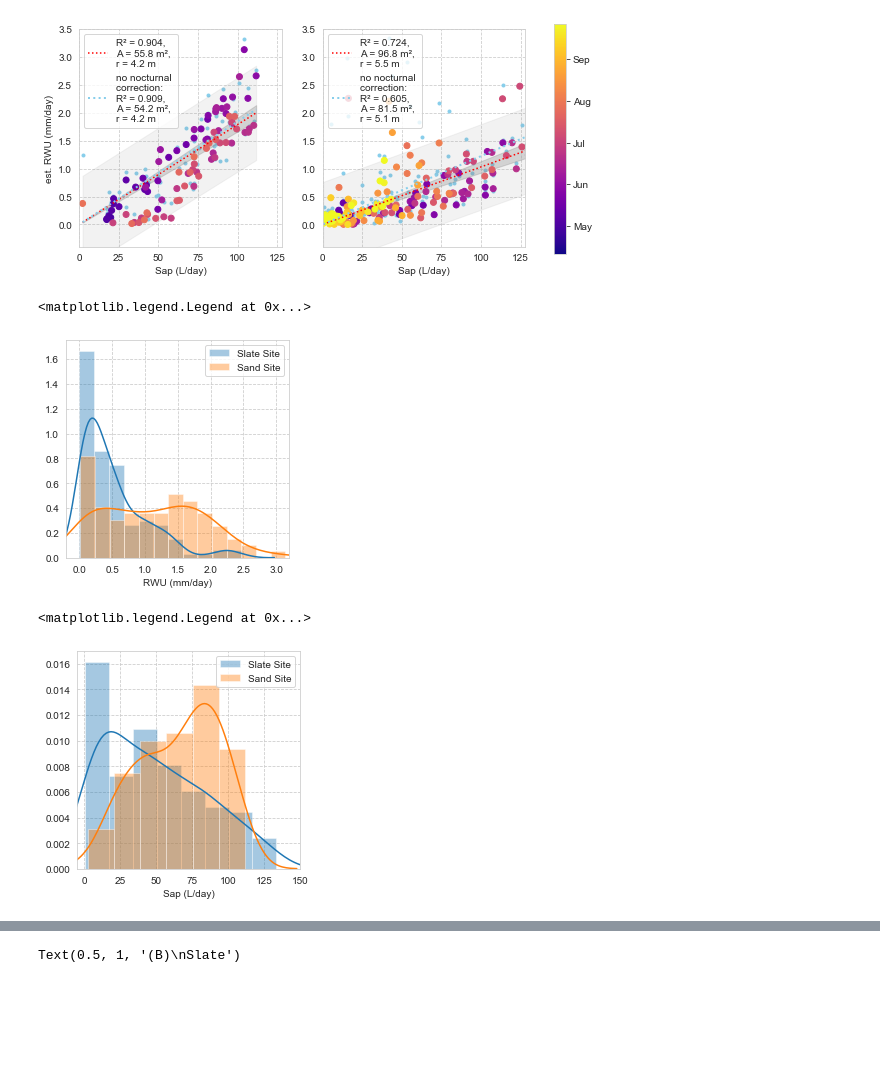
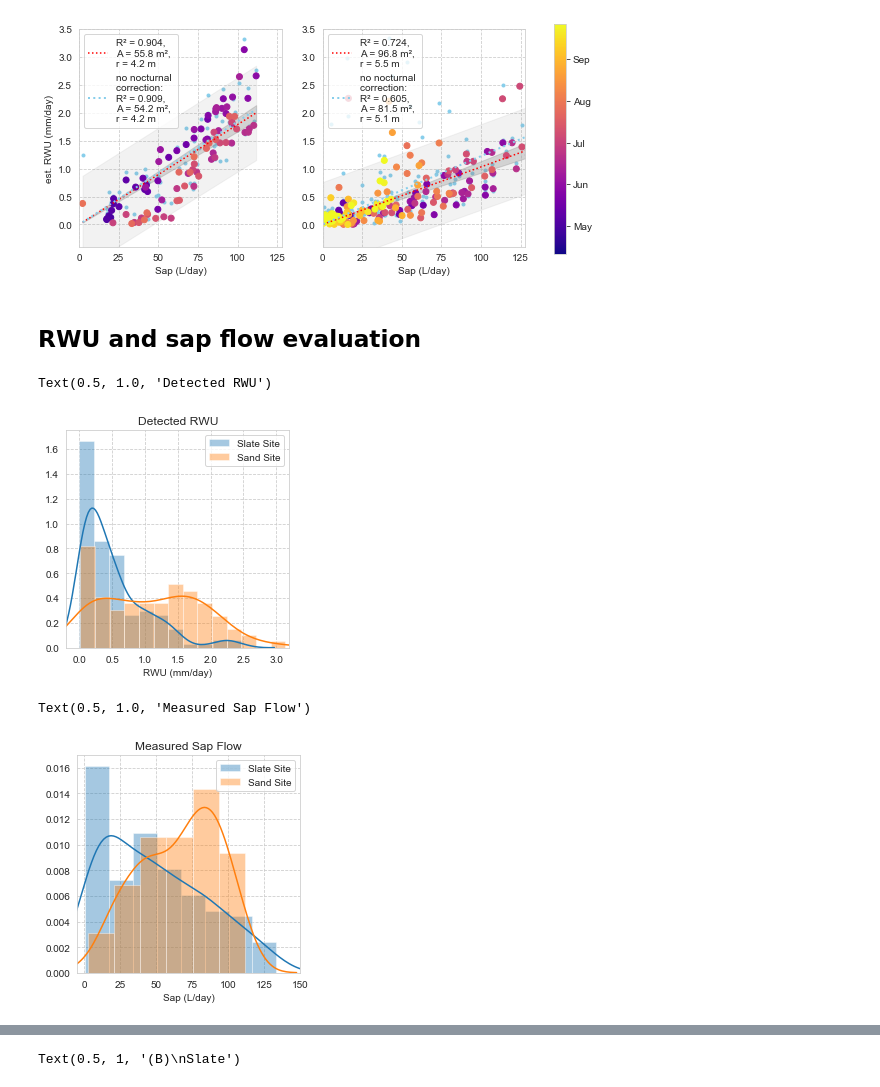
Before and after one commit to cojacoo/rootwater, a Jupyter notebook: docs/examples/RWU_SF_Paper.ipynb, the cells around one changed output, grey strips where cells are left out. Drawn from its saved outputs; the diff is of its cells as text; code cells hidden in the pictures; blank space fills up the shorter version.

```diff
--- a/docs/examples/RWU_SF_Paper.ipynb
+++ b/docs/examples/RWU_SF_Paper.ipynb
@@ -740,16 +740,19 @@ cbar.set_ticklabels(['May','Jun','Jul','Aug','Sep'])
 #savefig('RWU_reg2.pdf',bbox_inches='tight')
 # %% [output]
 [figure]
+# %% [markdown]
+## RWU and sap flow evaluation
 # %%
 figsize(4,4)
 sns.distplot((SWcomc.rwu),bins=11,label='Slate Site')
 sns.distplot((SaDcomc.rwu),bins=14,label='Sand Site')
 xlim(-0.2,3.2)
 xlabel('RWU (mm/day)')
 legend()
+title('Detected RWU')
 # %% [output]
-<matplotlib.legend.Legend at 0x...>
+Text(0.5, 1.0, 'Detected RWU')
-[figure, old version]
+[figure, new version]
 # %%
 figsize(4,4)
 sns.distplot((SWcomc.sap),bins=8,label='Slate Site')
@@ -757,8 +760,9 @@ sns.distplot((SaDcomc.sap),bins=6,label='Sand Site')
 xlim(-5,150)
 xlabel('Sap (L/day)')
 legend()
+title('Measured Sap Flow')
 # %% [output]
-<matplotlib.legend.Legend at 0x...>
+Text(0.5, 1.0, 'Measured Sap Flow')
-[figure, old version]
+[figure, new version]
 # %%
 figsize(13,4.5)
```
Also changed, not shown: parts of 1 cell of this notebook, 8 other files.
